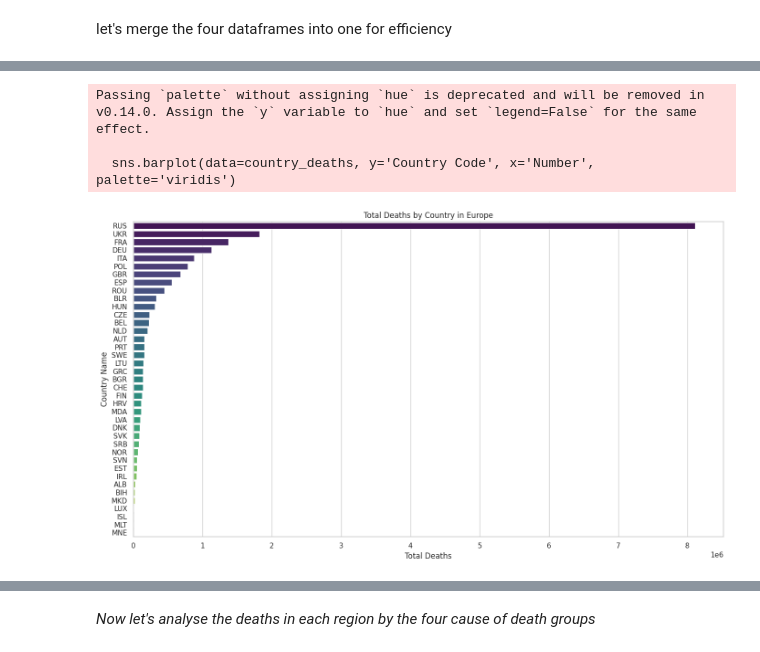
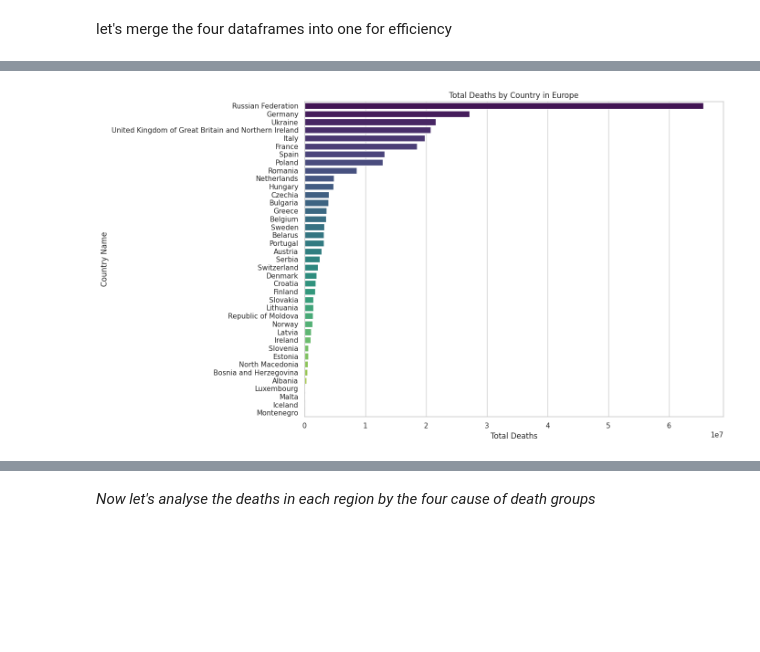
Before and after one commit to CEJ-Ezenezi/Global-Mortality-Analysis, a Jupyter notebook: global_mortality_patterns.ipynb, the cells around one changed output, grey strips where cells are left out. Drawn from its saved outputs; the diff is of its cells as text; code cells hidden in the pictures; blank space fills up the shorter version.

```diff
--- a/global_mortality_patterns.ipynb
+++ b/global_mortality_patterns.ipynb
@@ -28,7 +28,7 @@ def read_data(csv_filename):
     df = pd.read_csv(csv_filename,  sep=',', skiprows=5, index_col=False)
 
     #drop irrelevant columns
-    df = df.drop(['Region Code', 'Country Name', 'Age group code',
+    df = df.drop(['Region Code', 'Country Code', 'Age group code',
         'Age-standardized death rate per 100 000 standard population'], axis=1)
 
     #drop rows with nan values
@@ -107,11 +107,11 @@ Let's then carry out some summary statistics on the four different dataframes
 let's merge the four dataframes into one for efficiency
 # %%
 #merge on common columns
-common_cols = ['Region Name', 'Country Code', 'Year', 'Sex', 'Age Group']
+common_cols = ['Region Name', 'Country Name', 'Year', 'Sex', 'Age Group']
 
 # Perform successive merges
 merged_df = pd.merge(com_deaths, ill_deaths, on=common_cols, suffixes=('_com', '_ill'))
-merged_df = pd.merge(merged_df, injuries_deaths, on=common_cols, suffixes=('', '_inj'))
+merged_df = pd.merge(merged_df, injuries_deaths, on=common_cols, suffixes=('', '_injuries'))
 merged_deaths_df = pd.merge(merged_df, noncom_deaths, on=common_cols, suffixes=('', '_noncom'))
 
 merged_deaths_df.head()
@@ -138,0 +141,23 @@ merged_deaths_df.describe()
+# %%
+# Step 1:create a new column total deaths that adds the number of deaths rowwise
+merged_deaths_df['Total_Deaths'] = merged_deaths_df['Number_com'] + \
+                   merged_deaths_df['Number_ill'] + merged_deaths_df['Number'] \
+                   + merged_deaths_df['Number_noncom']
+#aggregate the data by Region and Year, summing up the total deaths
+region_trend = merged_deaths_df.groupby(['Region Name', 'Year']) \
+                  ['Total_Deaths'].sum().reset_index()
+
+# Step 2: Pivot the data to have years as columns and regions as rows
+region_pivot = region_trend.pivot(index='Year', columns='Region Name', values='Total_Deaths')
+
+# Step 3: Plot the trend over the years for each region
+plt.figure(figsize=(14, 8))
+for region in region_pivot.columns:
+    plt.plot(region_pivot.index, region_pivot[region], label=region)
+
+plt.xlabel('Year')
+plt.ylabel('Total Deaths')
+plt.title('Trend of Total Deaths Over the Years by Region')
+plt.legend(title='Region', loc='upper left', bbox_to_anchor=(1, 1))
+plt.grid(True)
+plt.show()
@@ -168,30 +266,27 @@ Let's further investigate the Eurpe region to see countries contributing most to
 # %%
 
 # Filter the merged data for the Europe region
 europe_deaths_data = filtered_data[filtered_data['Region Name'] == 'Europe']
 
 # Group by Country Code and sum the number of deaths
-country_deaths = europe_deaths_data.groupby('Country Code')['Number'].sum().reset_index()
+country_deaths = europe_deaths_data.groupby('Country Name')['Total_Deaths'].sum().reset_index()
 
 # Sort the data to highlight the most affected country
-country_deaths = country_deaths.sort_values(by='Number', ascending=False)
+country_deaths = country_deaths.sort_values(by='Total_Deaths', ascending=False)
 
 sns.set(style="whitegrid")
 
 # Create the horizontal bar plot
 plt.figure(figsize=(14, 8))
-sns.barplot(data=country_deaths, y='Country Code', x='Number', hue='Cóuntry Code' palette='viridis', legend=False)
+sns.barplot(data=country_deaths, y='Country Name', x='Total_Deaths', hue='Country Name', palette='viridis', legend=False)
 
 # Customize the plot
 plt.title('Total Deaths by Country in Europe')
 plt.xlabel('Total Deaths')
 plt.ylabel('Country Name')
 plt.tight_layout()
 
 # Show the plot
 plt.show()
 # %% [output]
-Passing `palette` without assigning `hue` is deprecated and will be removed in v0.14.0. Assign the `y` variable to `hue` and set `legend=False` for the same effect.
-
-  sns.barplot(data=country_deaths, y='Country Code', x='Number', palette='viridis')
-[figure, old version]
+[figure, new version]
```
Also changed, not shown: parts of 30 cells of this notebook.
